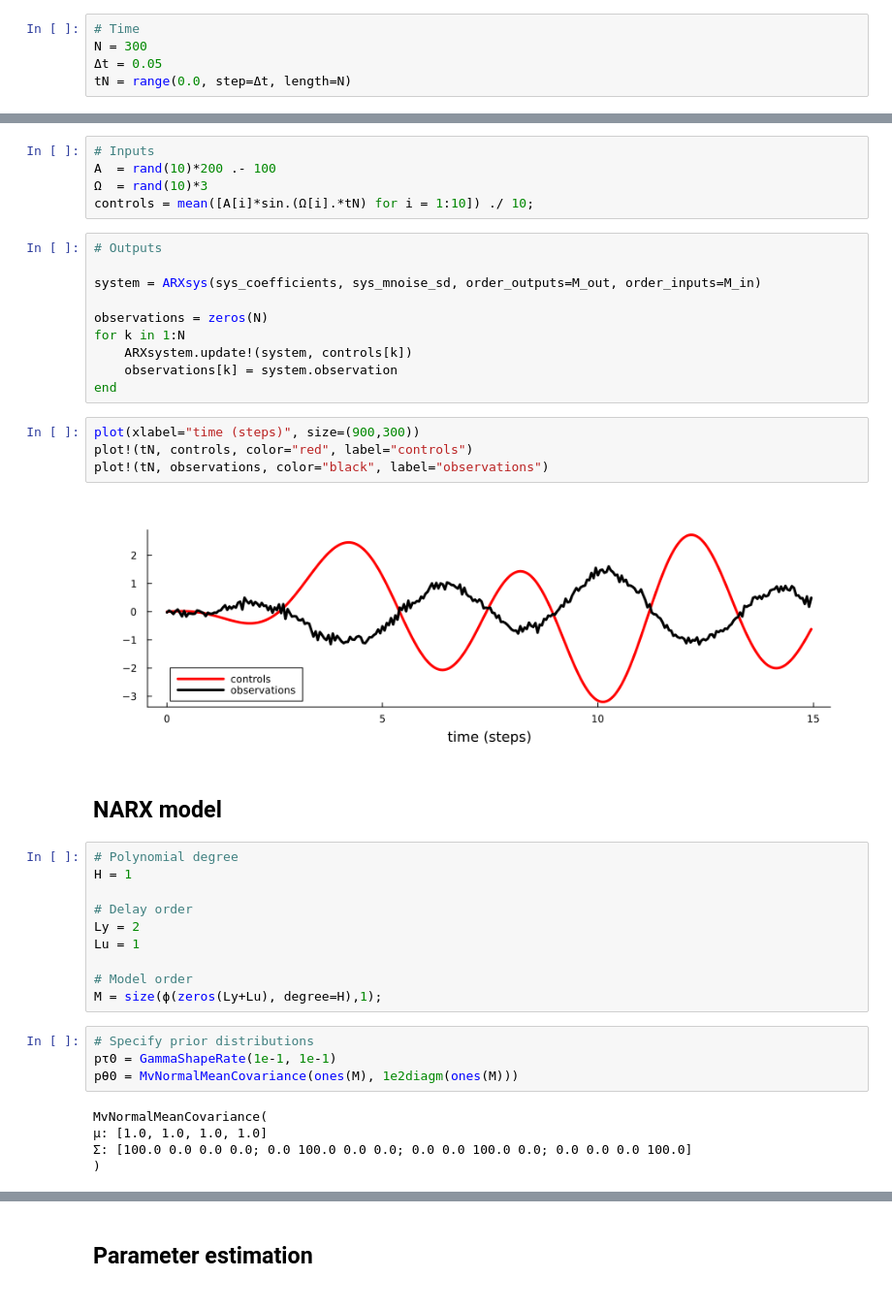
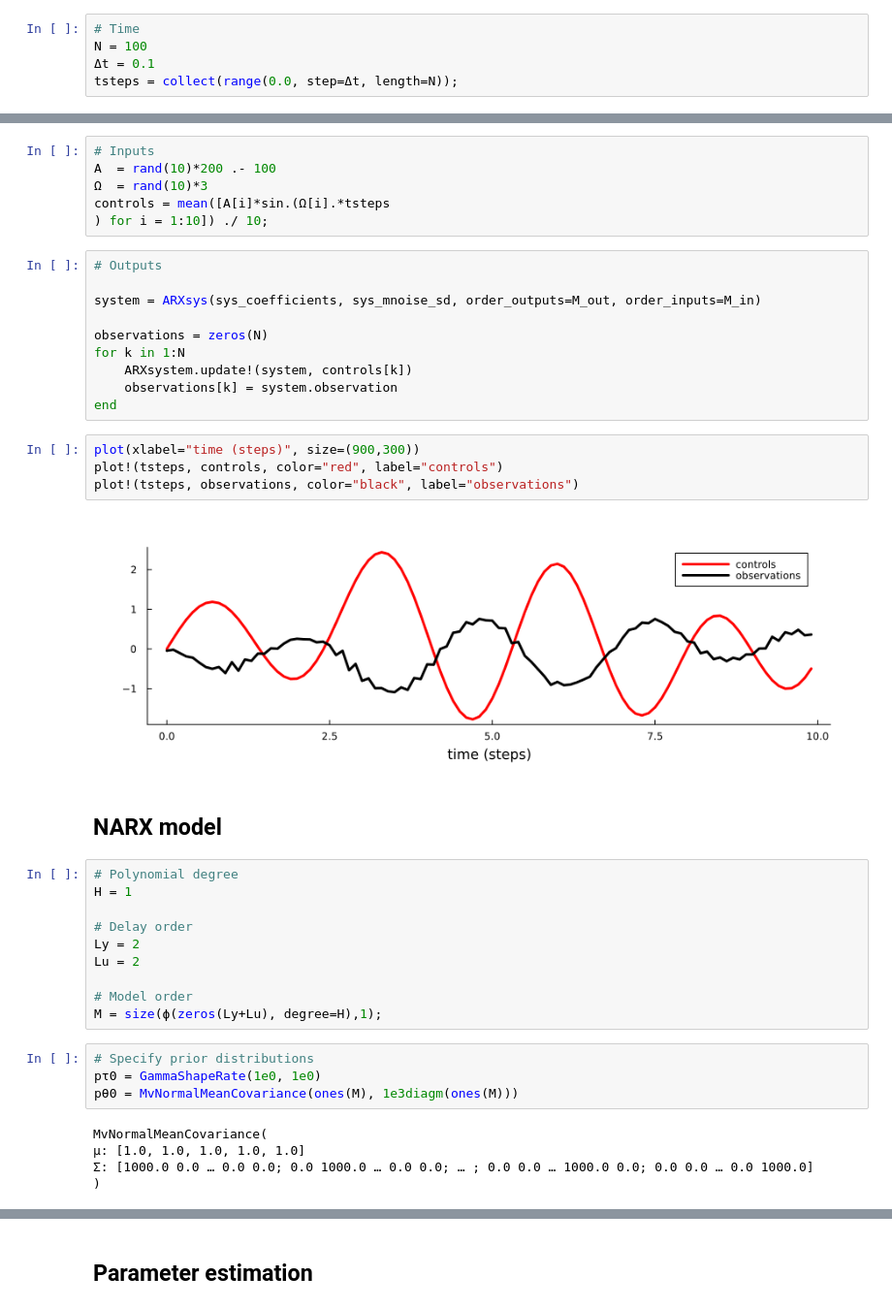
Before and after one commit to wmkouw/narx-efe, a Jupyter notebook: verification/NARX-EFE verification.ipynb, the cells around one changed output, grey strips where cells are left out. Shown at 97% size. Drawn from its saved outputs; the diff is of its cells as text.

```diff
--- a/verification/NARX-EFE verification.ipynb
+++ b/verification/NARX-EFE verification.ipynb
@@ -41,5 +42,5 @@ sys_coefficients = [0.0; rand(M) .- 0.5]
 # %%
 # Time
-N = 300
-Δt = 0.05
-tN = range(0.0, step=Δt, length=N)
+N = 100
+Δt = 0.1
+tsteps = collect(range(0.0, step=Δt, length=N));
@@ -49,7 +48,8 @@ tN = range(0.0, step=Δt, length=N)
 # Inputs
 A  = rand(10)*200 .- 100
 Ω  = rand(10)*3
-controls = mean([A[i]*sin.(Ω[i].*tN) for i = 1:10]) ./ 10;
+controls = mean([A[i]*sin.(Ω[i].*tsteps
+) for i = 1:10]) ./ 10;
 # %%
 # Outputs
 
@@ -62,10 +62,10 @@ for k in 1:N
 end
 # %%
 plot(xlabel="time (steps)", size=(900,300))
-plot!(tN, controls, color="red", label="controls")
-plot!(tN, observations, color="black", label="observations")
+plot!(tsteps, controls, color="red", label="controls")
+plot!(tsteps, observations, color="black", label="observations")
 # %% [output]
-[figure, old version]
+[figure, new version]
 # %% [markdown]
 ## NARX model
 # %%
@@ -74,18 +74,18 @@ H = 1
 
 # Delay order
 Ly = 2
-Lu = 1
+Lu = 2
 
 # Model order
 M = size(ϕ(zeros(Ly+Lu), degree=H),1);
 # %%
 # Specify prior distributions
-pτ0 = GammaShapeRate(1e-1, 1e-1)
-pθ0 = MvNormalMeanCovariance(ones(M), 1e2diagm(ones(M)))
+pτ0 = GammaShapeRate(1e0, 1e0)
+pθ0 = MvNormalMeanCovariance(ones(M), 1e3diagm(ones(M)))
 # %% [output]
 MvNormalMeanCovariance(
-μ: [1.0, 1.0, 1.0, 1.0]
-Σ: [100.0 0.0 0.0 0.0; 0.0 100.0 0.0 0.0; 0.0 0.0 100.0 0.0; 0.0 0.0 0.0 100.0]
+μ: [1.0, 1.0, 1.0, 1.0, 1.0]
+Σ: [1000.0 0.0 … 0.0 0.0; 0.0 1000.0 … 0.0 0.0; … ; 0.0 0.0 … 1000.0 0.0; 0.0 0.0 … 0.0 1000.0]
 )
 # %%
 agent = NARXAgent(pθ0, pτ0, memory_actions=Lu, memory_senses=Ly, pol_degree=H)
```
Also changed, not shown: parts of 34 cells of this notebook, 5 other files.
